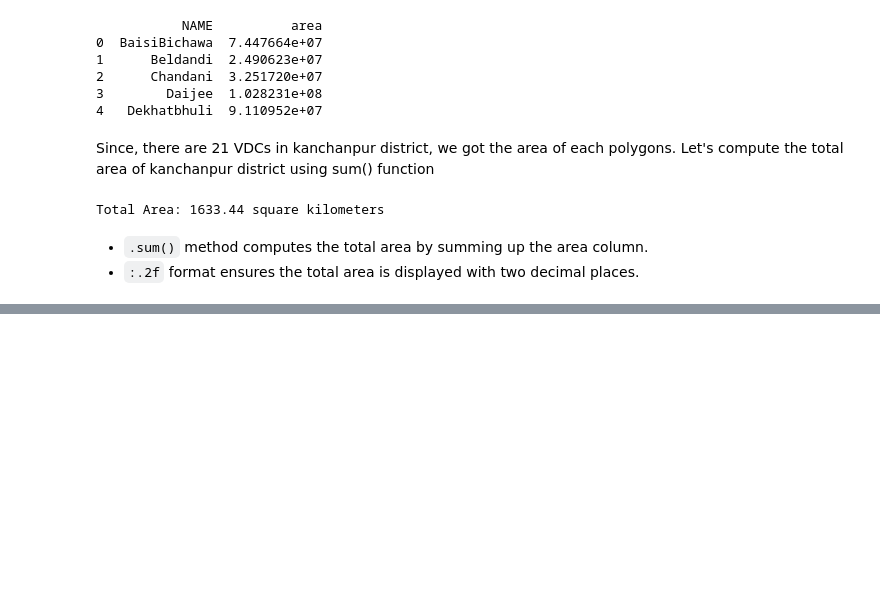
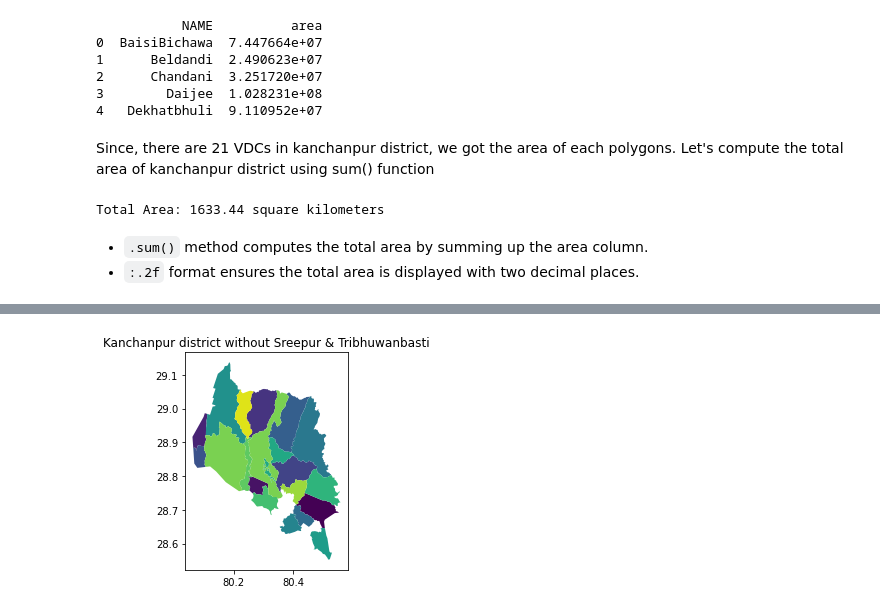
Before and after one commit to Ohm-Np/Python_tutorial, a Jupyter notebook: _sources/vector_operations.ipynb, the cells around one changed output, grey strips where cells are left out. Saved outputs shown, nothing was run; the diff lists cells and outputs as text; code cells hidden in the pictures; blank space fills up the shorter version.

```diff
--- a/_sources/vector_operations.ipynb
+++ b/_sources/vector_operations.ipynb
@@ -194,0 +225,11 @@ Total Area: 1633.44 square kilometers
+# %%
+# Perform the difference operation: subtract union_data from vector_data
+difference_data = vector_data.copy()
+difference_data['geometry'] = vector_data.geometry.difference(union_data.geometry.union_all())
+
+# Plot the result to visualize the difference
+difference_data.plot(column='NAME', cmap='viridis', legend=False)
+plt.title("Kanchanpur district without Sreepur & Tribhuwanbasti")
+plt.show()
+# %% [output]
+[figure, added]
```
Also changed, not shown: parts of 15 cells of this notebook, 10 other files.
